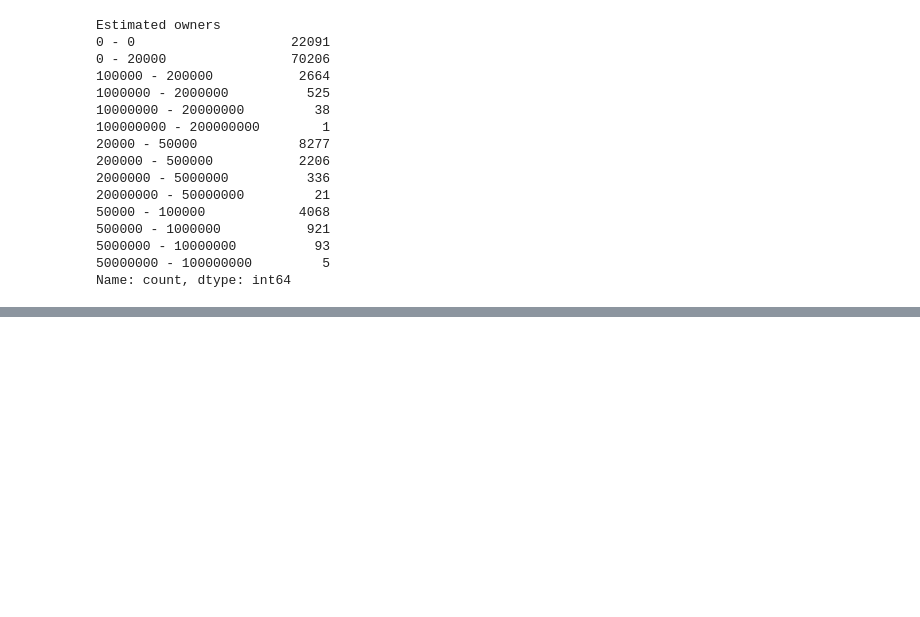
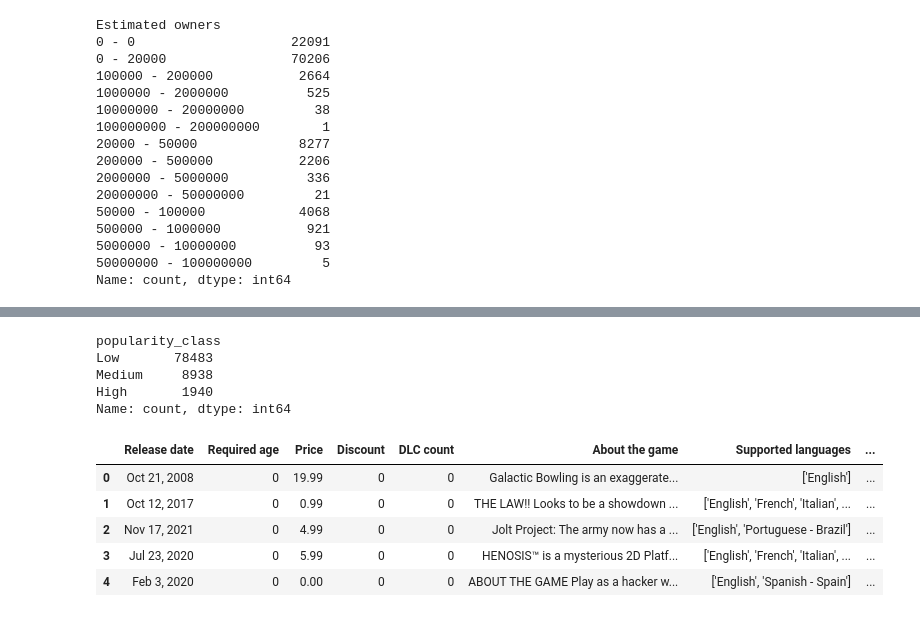
Before and after one commit to mduy2003/CPSC483Project, a Jupyter notebook: preprocess.ipynb, the cells around one changed output, grey strips where cells are left out. Cells and saved outputs as stored; diff of their text form; code cells hidden in the pictures; blank space fills up the shorter version.

```diff
--- a/preprocess.ipynb
+++ b/preprocess.ipynb
@@ -101,0 +110,41 @@ There's a range of 0 - 0
+# %%
+# 1. Drop rows with "0 - 0" range
+gamesData = gamesData[gamesData['Estimated owners'] != '0 - 0'].copy()
+
+# 2. Define the classification function
+def categorize_popularity(owners_range):
+    if pd.isna(owners_range):
+        return None
+    owners_range = owners_range.replace(',', '')
+    low, high = map(int, owners_range.split(' - '))
+
+    if high <= 50000:
+        return 'Low'
+    elif high <= 500000:
+        return 'Medium'
+    else:
+        return 'High'
+
+# 3. Apply classification
+gamesData['popularity_class'] = gamesData['Estimated owners'].apply(categorize_popularity)
+
+# 4. Check the resulting class distribution
+gamesData['popularity_class'].value_counts()
+# %% [output]
+popularity_class
+Low       78483
+Medium     8938
+High       1940
+Name: count, dtype: int64
+# %%
+# remove the original 'Estimated owners' column
+
+gamesData = gamesData.drop(columns=['Estimated owners'])
+gamesData.head()
+# %% [output]
+|  | Release date | Required age | Price | Discount | DLC count | About the game | Supported languages | ... |
+| 0 | Oct 21, 2008 | 0 | 19.99 | 0 | 0 | Galactic Bowling is an exaggerate... | ['English'] | ... |
+| 1 | Oct 12, 2017 | 0 | 0.99 | 0 | 0 | THE LAW!! Looks to be a showdown ... | ['English', 'French', 'Italian', ... | ... |
+| 2 | Nov 17, 2021 | 0 | 4.99 | 0 | 0 | Jolt Project: The army now has a ... | ['English', 'Portuguese - Brazil'] | ... |
+| 3 | Jul 23, 2020 | 0 | 5.99 | 0 | 0 | HENOSIS™ is a mysterious 2D Platf... | ['English', 'French', 'Italian', ... | ... |
+| 4 | Feb 3, 2020 | 0 | 0.00 | 0 | 0 | ABOUT THE GAME Play as a hacker w... | ['English', 'Spanish - Spain'] | ... |
```
Also changed, not shown: parts of 15 cells of this notebook.
